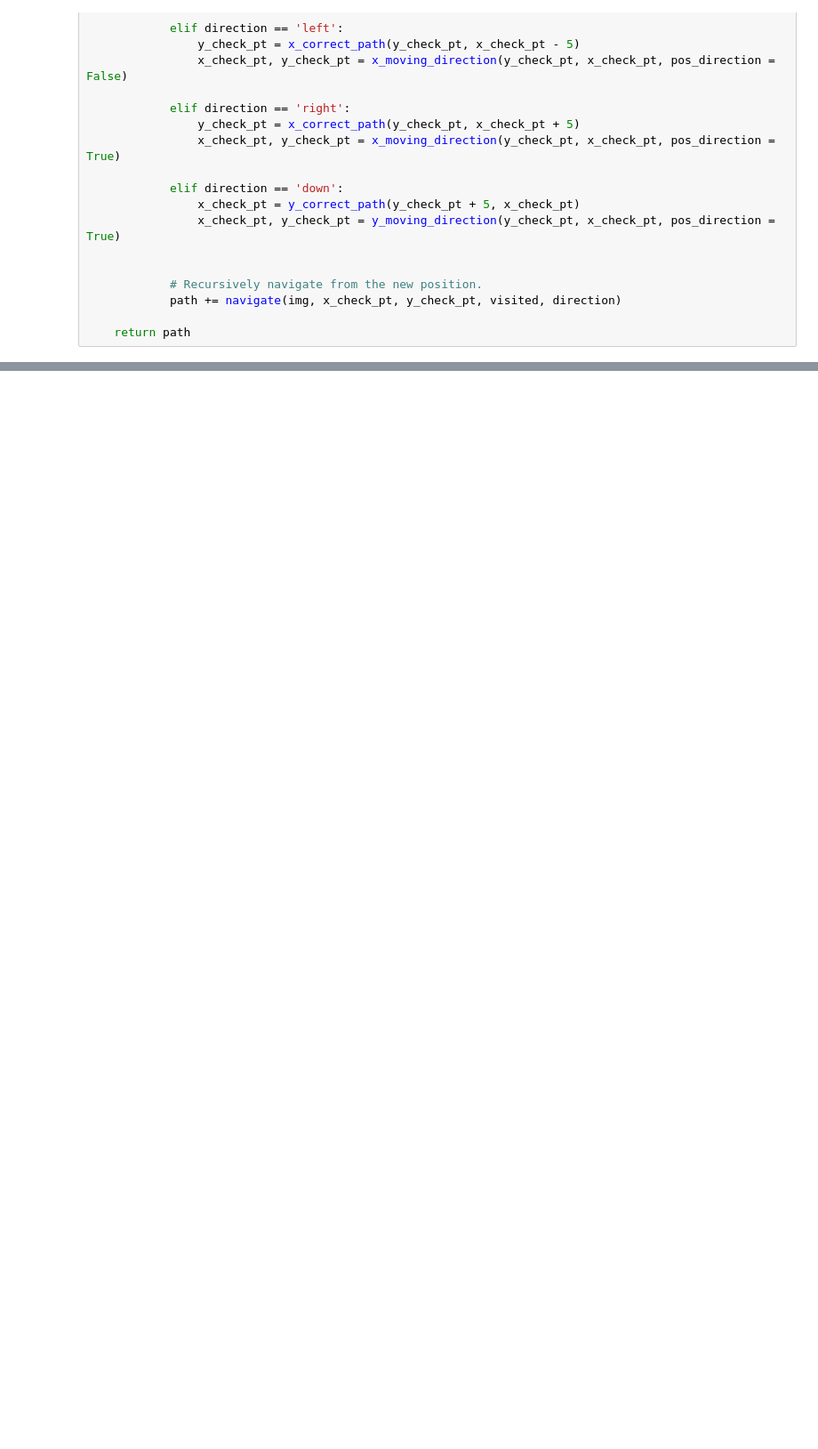
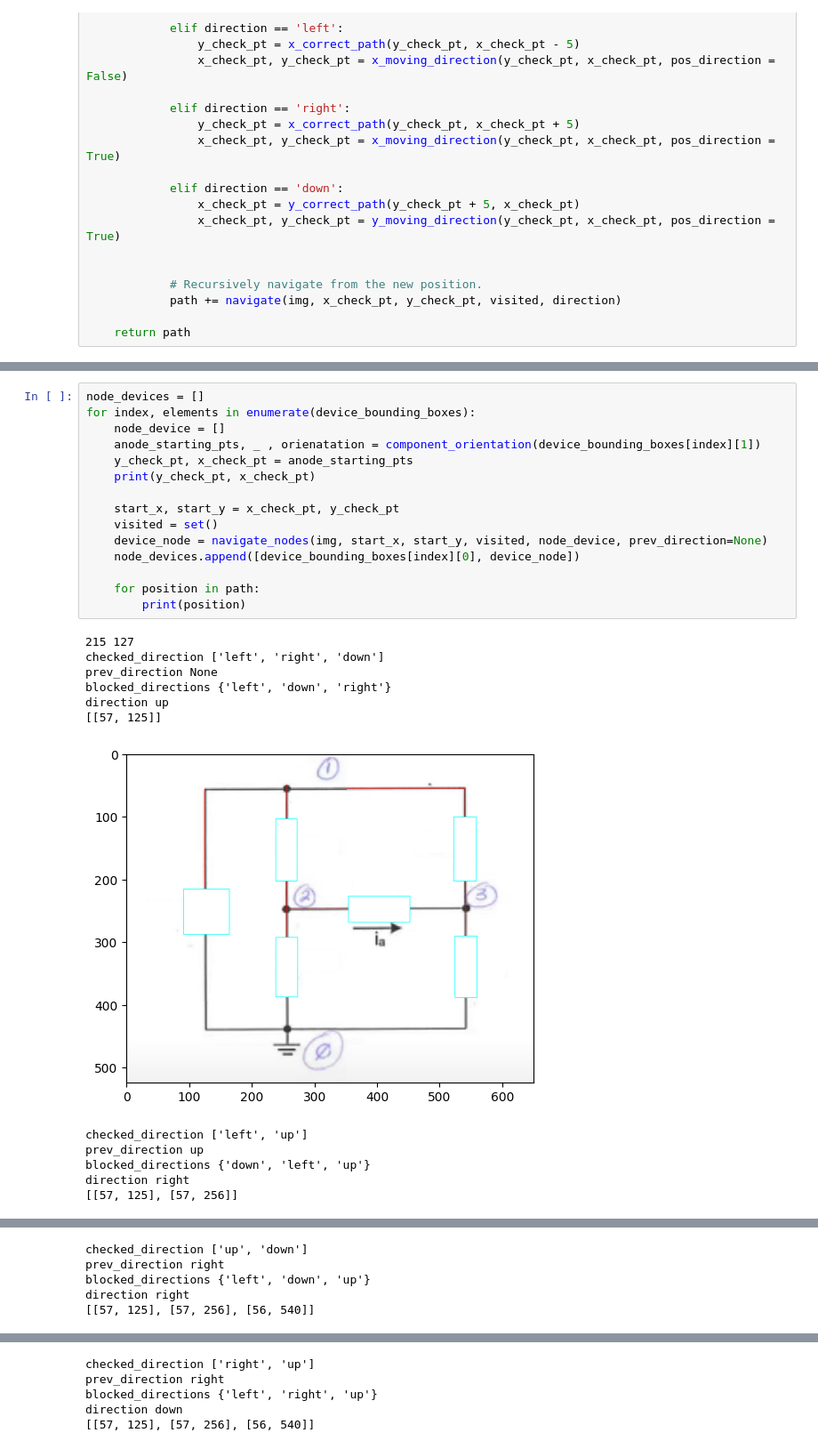
Before and after one commit to Wfdo97/Image2Netlist, a Jupyter notebook: Full Pipeline.ipynb, the cells around one changed output, grey strips where cells are left out. Shown at 89% size. Saved outputs shown, nothing was run; the diff lists cells and outputs as text; blank space fills up the shorter version.

Commit message:
Completed the function that checks nodes and their conneceted devices

```diff
--- a/Full Pipeline.ipynb
+++ b/Full Pipeline.ipynb
@@ -714,0 +764,28 @@ def y_moving_direction_node_checking(y_check_pt, x_check_pt, pos_direction = Fal
+# %%
+node_devices = []
+for index, elements in enumerate(device_bounding_boxes):
+    node_device = []
+    anode_starting_pts, _ , orienatation = component_orientation(device_bounding_boxes[index][1])
+    y_check_pt, x_check_pt = anode_starting_pts
+    print(y_check_pt, x_check_pt)
+
+    start_x, start_y = x_check_pt, y_check_pt
+    visited = set()
+    device_node = navigate_nodes(img, start_x, start_y, visited, node_device, prev_direction=None)
+    node_devices.append([device_bounding_boxes[index][0], device_node])
+
+    for position in path:
+        print(position)
+# %% [output]
+215 127
+checked_direction ['left', 'right', 'down']
+prev_direction None
+blocked_directions {'left', 'down', 'right'}
+direction up
+[[57, 125]]
+[figure, added]
+checked_direction ['left', 'up']
+prev_direction up
+blocked_directions {'down', 'left', 'up'}
+direction right
+[[57, 125], [57, 256]]
@@ -714,0 +793,5 @@ def y_moving_direction_node_checking(y_check_pt, x_check_pt, pos_direction = Fal
+checked_direction ['up', 'down']
+prev_direction right
+blocked_directions {'left', 'down', 'up'}
+direction right
+[[57, 125], [57, 256], [56, 540]]
@@ -714,0 +799,5 @@ def y_moving_direction_node_checking(y_check_pt, x_check_pt, pos_direction = Fal
+checked_direction ['right', 'up']
+prev_direction right
+blocked_directions {'left', 'right', 'up'}
+direction down
+[[57, 125], [57, 256], [56, 540]]
```
Also changed, not shown: parts of 25 cells of this notebook.
